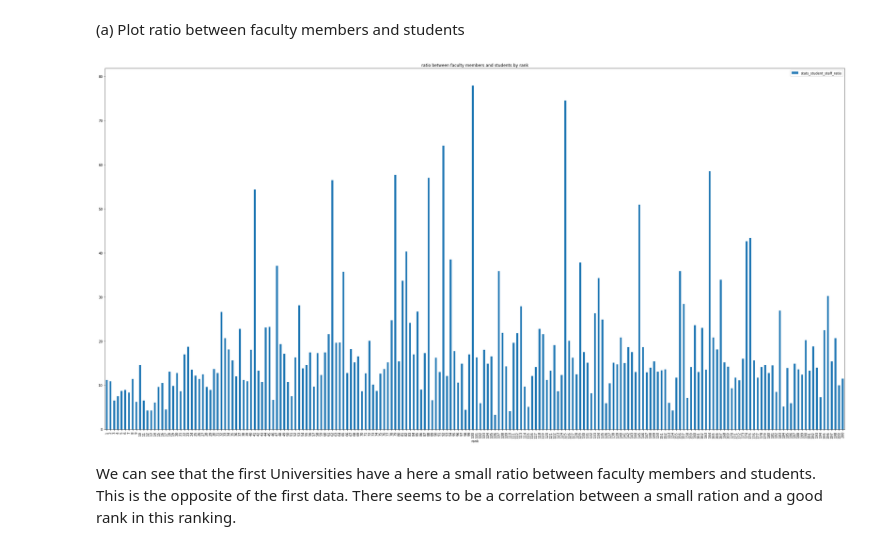
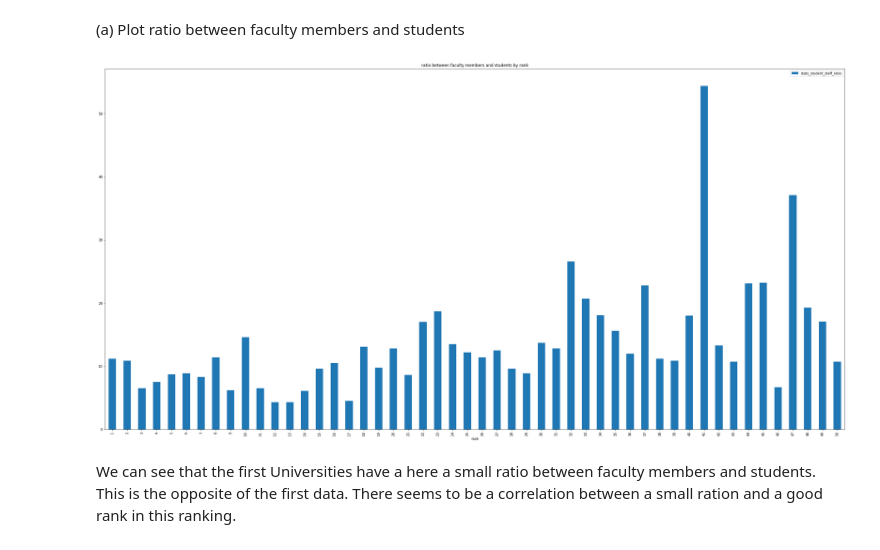
Before and after one commit to IsaacLeimgruber/ADA_labs_repo, a Jupyter notebook: 02 - Data from the Web/hw02_kevin.ipynb, the cells around one changed output. Saved outputs shown, nothing was run; the diff lists cells and outputs as text; code cells hidden in the pictures.

```diff
--- a/02 - Data from the Web/hw02_kevin.ipynb
+++ b/02 - Data from the Web/hw02_kevin.ipynb
@@ -1121,12 +1121,12 @@ If you want to see it directly click ok the link on the bottom
 # %%
 # We only take the rank and the ratio (stats_student_staff_ratio) that we need. We sort the rank and plot the result
 
 df_rank_mem_stu2 = ratio_mem_stu2[["rank", "stats_student_staff_ratio"]]
 df_rank_mem_stu2 = df_rank_mem_stu2.set_index("rank")
-df_rank_mem_stu2 = df_rank_mem_stu2.sort_index()
+df_rank_mem_stu2 = df_rank_mem_stu2.sort_index()[:50]
 df_rank_mem_stu2.plot(kind = 'bar', title ="ratio between faculty members and students by rank", figsize=(40,20));
 # %% [output]
-[figure, old version]
+[figure, new version]
 # %% [markdown]
 We can see that the first Universities have a here a small ratio between faculty members and students. This is the opposite of the first data. There seems to be a correlation between a small ration and a good rank in this ranking.
 # %% [markdown]
```
Also changed, not shown: parts of 9 cells of this notebook.
